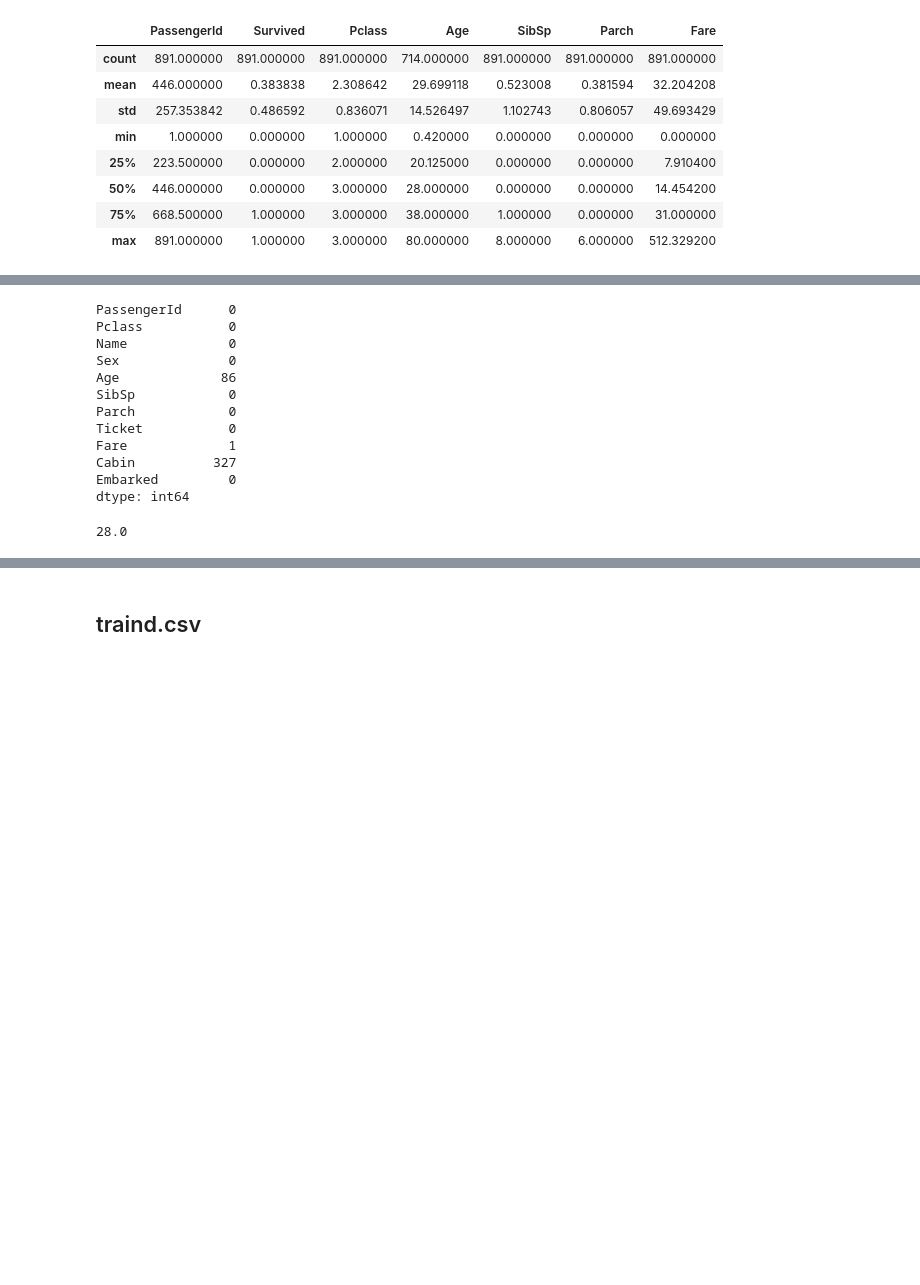
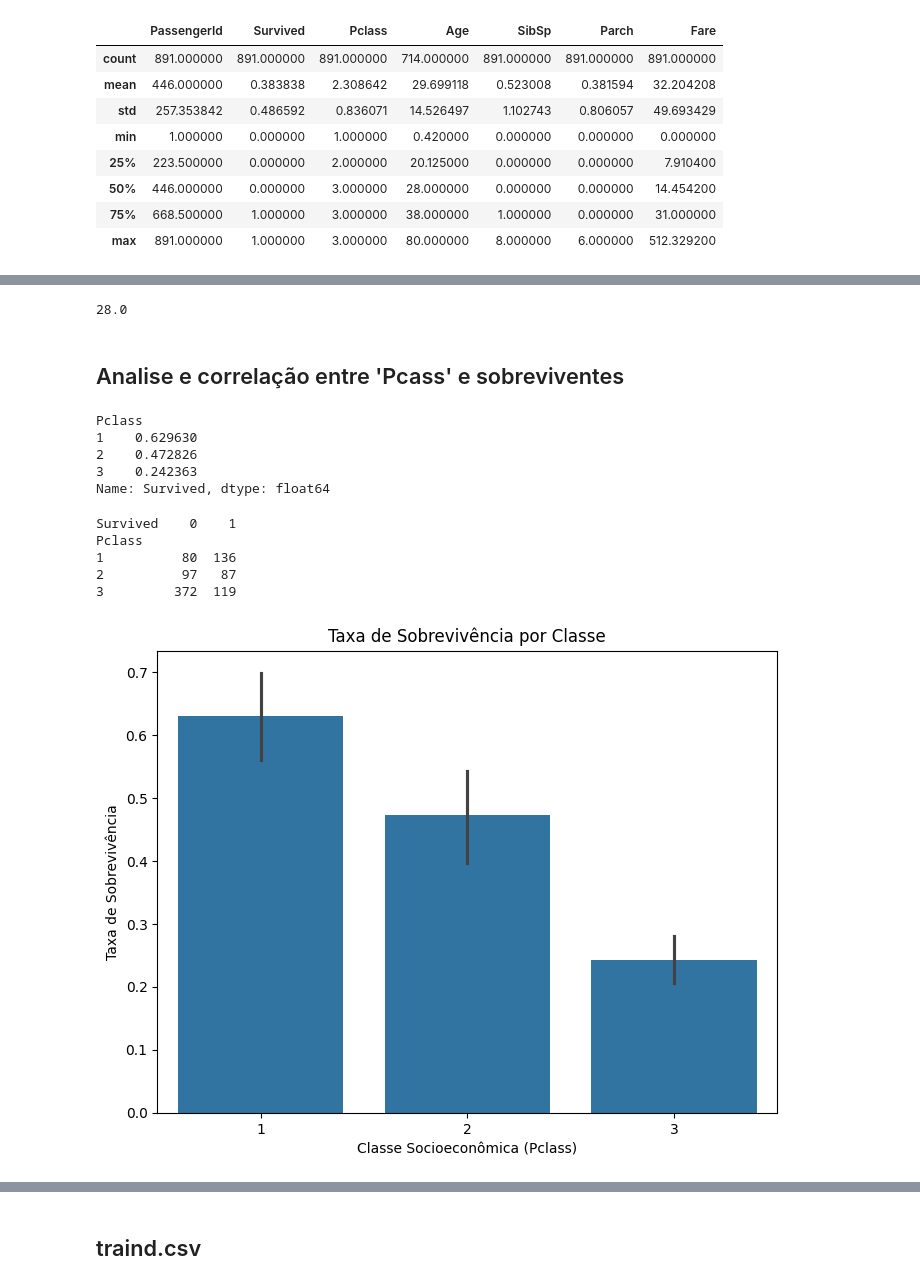
Before and after one commit to txrds/kaggle_Titanic, a Jupyter notebook: Titanic.ipynb, the cells around one changed output, grey strips where cells are left out. Saved outputs shown, nothing was run; the diff lists cells and outputs as text; code cells hidden in the pictures; blank space fills up the shorter version.

```diff
--- a/Titanic.ipynb
+++ b/Titanic.ipynb
@@ -17,7 +25,7 @@ drive.mount('drive')
 # %% [output]
 Mounted at drive
 # %%
-df = pd.read_csv('/content/drive/MyDrive/Projetos/Titanic/titanic/train.csv')
+train_df = pd.read_csv('/content/drive/MyDrive/Projetos/Titanic/titanic/train.csv')
 # %%
 test_df = pd.read_csv('/content/drive/MyDrive/Projetos/Titanic/titanic/test.csv')
 # %%
@@ -102,16 +94 @@ Embarked         2
 dtype: int64
-# %%
-test_df.isnull().sum()
-# %% [output]
-PassengerId      0
-Pclass           0
-Name             0
-Sex              0
-Age             86
-SibSp            0
-Parch            0
-Ticket           0
-Fare             1
-Cabin          327
-Embarked         0
-dtype: int64
@@ -127,3 +100,35 @@ mediana_age = df['Age'].median()
 mediana_age
 # %% [output]
 28.0
+# %% [markdown]
+## Analise e correlação entre 'Pcass' e sobreviventes
+# %%
+# Taxa de sobrevivência por classe
+survival_rate_by_class = train_df.groupby('Pclass')['Survived'].mean()
+print(survival_rate_by_class)
+# %% [output]
+Pclass
+1    0.629630
+2    0.472826
+3    0.242363
+Name: Survived, dtype: float64
+# %%
+# Contagem de sobreviventes e não sobreviventes por classe
+survivors_by_class = train_df.groupby('Pclass')['Survived'].value_counts().unstack()
+print(survivors_by_class)
+# %% [output]
+Survived    0    1
+Pclass
+1          80  136
+2          97   87
+3         372  119
+# %%
+# Gráfico de barras para sobrevivência por classe
+plt.figure(figsize=(8,6))
+sns.barplot(x='Pclass', y='Survived', data=train_df)
+plt.title('Taxa de Sobrevivência por Classe')
+plt.ylabel('Taxa de Sobrevivência')
+plt.xlabel('Classe Socioeconômica (Pclass)')
+plt.show()
+# %% [output]
+[figure, added]
```
Also changed, not shown: parts of 28 cells of this notebook.
